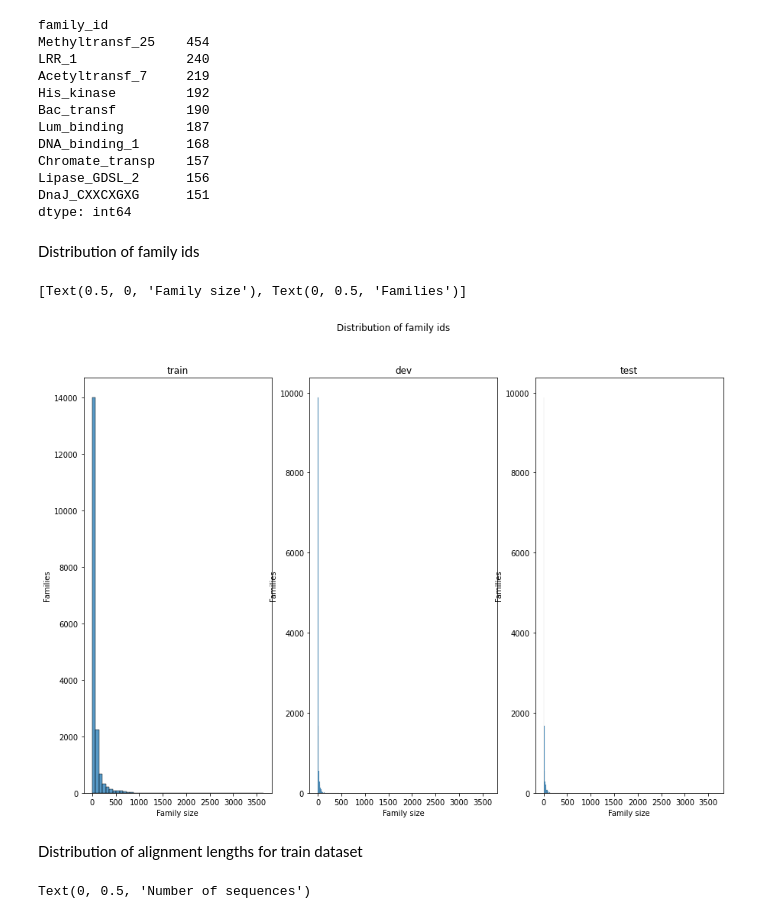
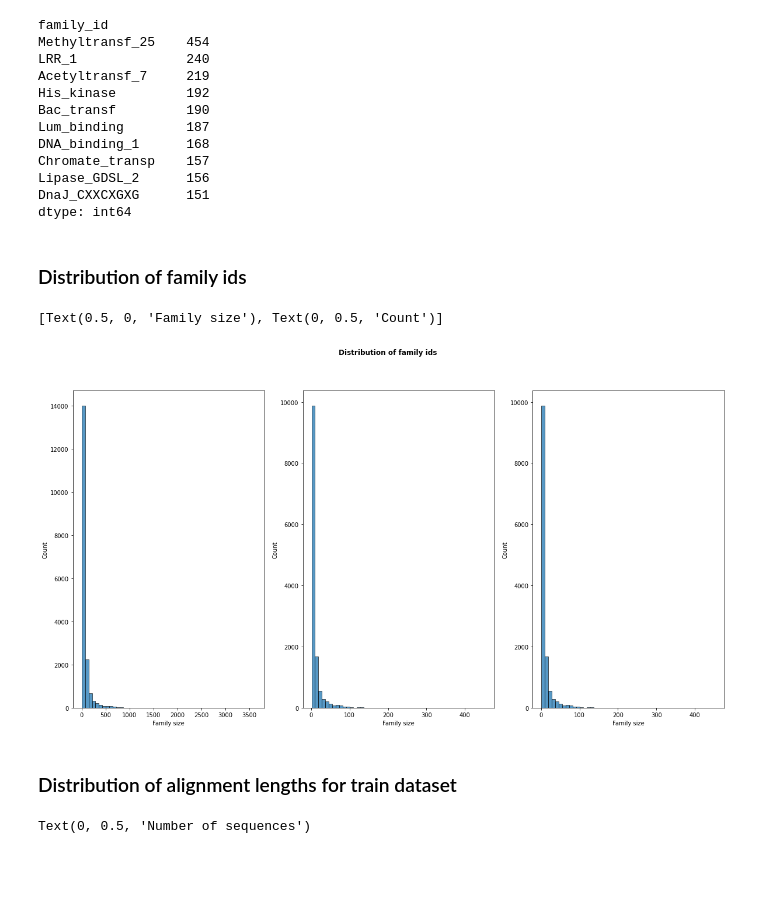
Before and after one commit to MarionSauvage/Pfam, a Jupyter notebook: data_analysis/data_analysis.ipynb, the cells around one changed output. Drawn from its saved outputs; the diff is of its cells as text; code cells hidden in the pictures; blank space fills up the shorter version.

Commit message:
data analysis

```diff
--- a/data_analysis/data_analysis.ipynb
+++ b/data_analysis/data_analysis.ipynb
@@ -81,24 +85,27 @@ Lipase_GDSL_2      156
 DnaJ_CXXCXGXG      151
 dtype: int64
 # %% [markdown]
-Distribution of family ids
+### Distribution of family ids
 # %%
-fig, ax = plt.subplots(1, 3, figsize=(15, 10),sharex=True)
-fig.suptitle('Distribution of family ids')
+fig, ax = plt.subplots(1, 3, figsize=(20, 10),sharex=True)
+fig.suptitle('Distribution of family ids',fontweight="bold")
 ax[0].set_title("train")
 ax[1].set_title("dev")
 ax[2].set_title("test")
-train_plot=sns.histplot(data=train.groupby('family_id').size(),bins=50,ax=ax[0])
-train_plot.set(xlabel="Family size",ylabel="Families")
-dev_plot= sns.histplot(dev.groupby('family_id').size(),bins=50,ax=ax[1])
-dev_plot.set(xlabel="Family size",ylabel="Families")
-test_plot=sns.histplot(test.groupby('family_id').size(),bins=50, ax=ax[2])
-test_plot.set(xlabel="Family size",ylabel="Families")
+plt.subplot(1, 3, 1)
+train_plot=sns.histplot(data=train.groupby('family_id').size(),bins=50)
+train_plot.set(xlabel="Family size",ylabel="Count")
+plt.subplot(1, 3, 2)
+dev_plot= sns.histplot(dev.groupby('family_id').size(),bins=50)
+dev_plot.set(xlabel="Family size",ylabel="Count")
+plt.subplot(1, 3, 3)
+test_plot=sns.histplot(test.groupby('family_id').size(),bins=50)
+test_plot.set(xlabel="Family size",ylabel="Count")
 # %% [output]
-[Text(0.5, 0, 'Family size'), Text(0, 0.5, 'Families')]
+[Text(0.5, 0, 'Family size'), Text(0, 0.5, 'Count')]
-[figure, old version]
+[figure, new version]
 # %% [markdown]
-Distribution of alignment lengths for train dataset
+### Distribution of alignment lengths for train dataset
 # %%
 train['alignment_length'] = train.aligned_sequence.str.len()
 sns.histplot(train.alignment_length,bins=30)
```
Also changed, not shown: parts of 8 cells of this notebook, 4 other files.
